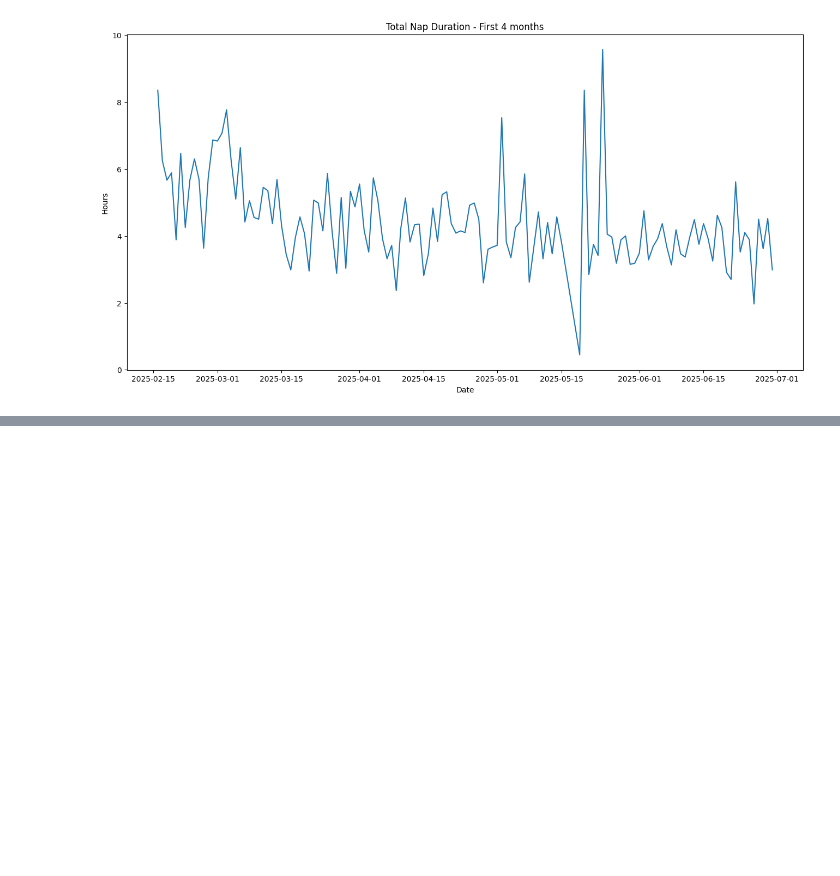
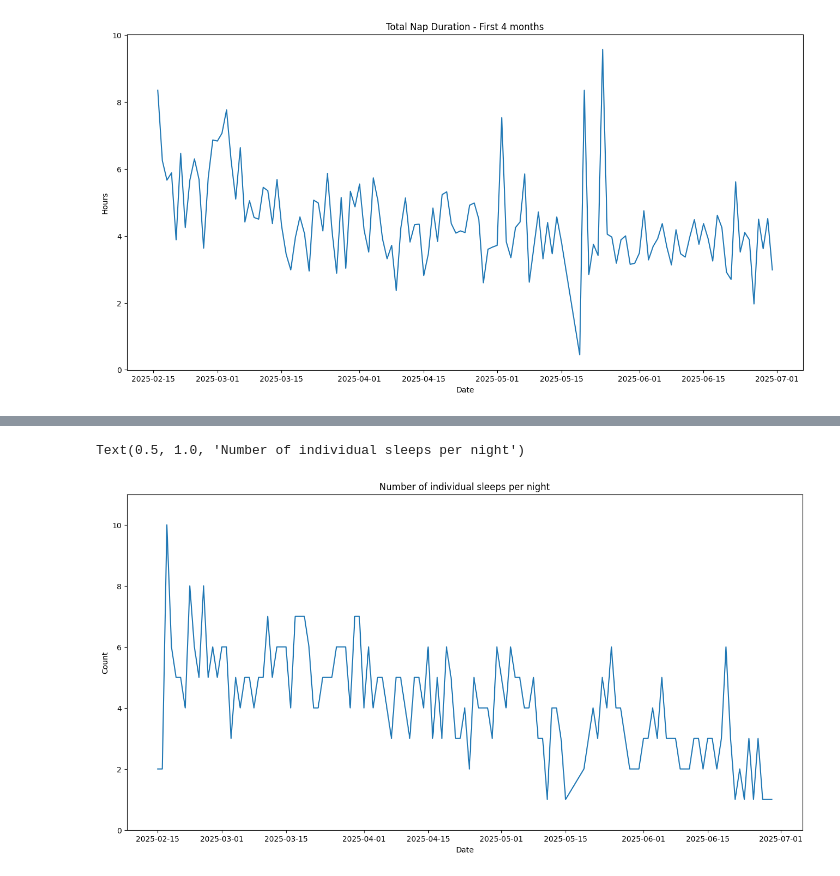
Before and after one commit to trow-land/Data-Science, a Jupyter notebook: Baby Progress/baby_data_analysis.ipynb, the cells around one changed output, grey strips where cells are left out. Cells and saved outputs as stored; diff of their text form; code cells hidden in the pictures; blank space fills up the shorter version.

```diff
--- a/Baby Progress/baby_data_analysis.ipynb
+++ b/Baby Progress/baby_data_analysis.ipynb
@@ -216,7 +216,12 @@ plt.show()
 # %%
 night_sleeps = sleeps[sleeps['day/night'] == 'Night']
 # %%
-# if night and time less that 0600 then date is the day before
+# # if the time is after 6pm, keep the date the same
+# # if the time is after midnight and before 6am, set the date back by 1 day so that grouping by the date works
+# night_sleeps['Sleep start date'] = [start if start.hour > 18 else start - timedelta(days=1) for start in night_sleeps['Start']]
+# night_sleeps
 
-night_sleeps['Sleep start date'] = [start if start.hour > 18 else start - timedelta(days=1) for start in night_sleeps['Start']]
-night_sleeps
+
+# # I think currently it is summing two days together if she went to sleep after midnight 1 night and then slept through the night after
+
+# night_sleeps['Sleep start date'] = [start if start.hour > 18 and start.time < 23:59 elif start.time > 0:00 and start.time < 6:00 - timedelta(days=1) for start in night_sleeps['Start']]
@@ -294,0 +327,5 @@ plt.show()
+# %%
+# Night sleeps count
+
+grouped_night_sleeps_count = night_sleeps['Duration'].groupby(by=night_sleeps['Sleep Start Date']).count()
+grouped_night_sleeps_count
@@ -294,0 +346,3 @@ plt.show()
+# %%
+grouped_night_sleeps_count = grouped_night_sleeps_count.to_frame().reset_index()
+grouped_night_sleeps_count
@@ -294,0 +363,10 @@ plt.show()
+# %%
+plt.figure(figsize=(16,8))
+plt.plot(grouped_night_sleeps_count['Sleep Start Date'], grouped_night_sleeps_count['Duration'])
+plt.xlabel("Date")
+plt.ylabel("Count")
+plt.ylim(0,11)
+plt.title("Number of individual sleeps per night")
+# %% [output]
+Text(0.5, 1.0, 'Number of individual sleeps per night')
+[figure, added]
```
Also changed, not shown: parts of 14 cells of this notebook.
